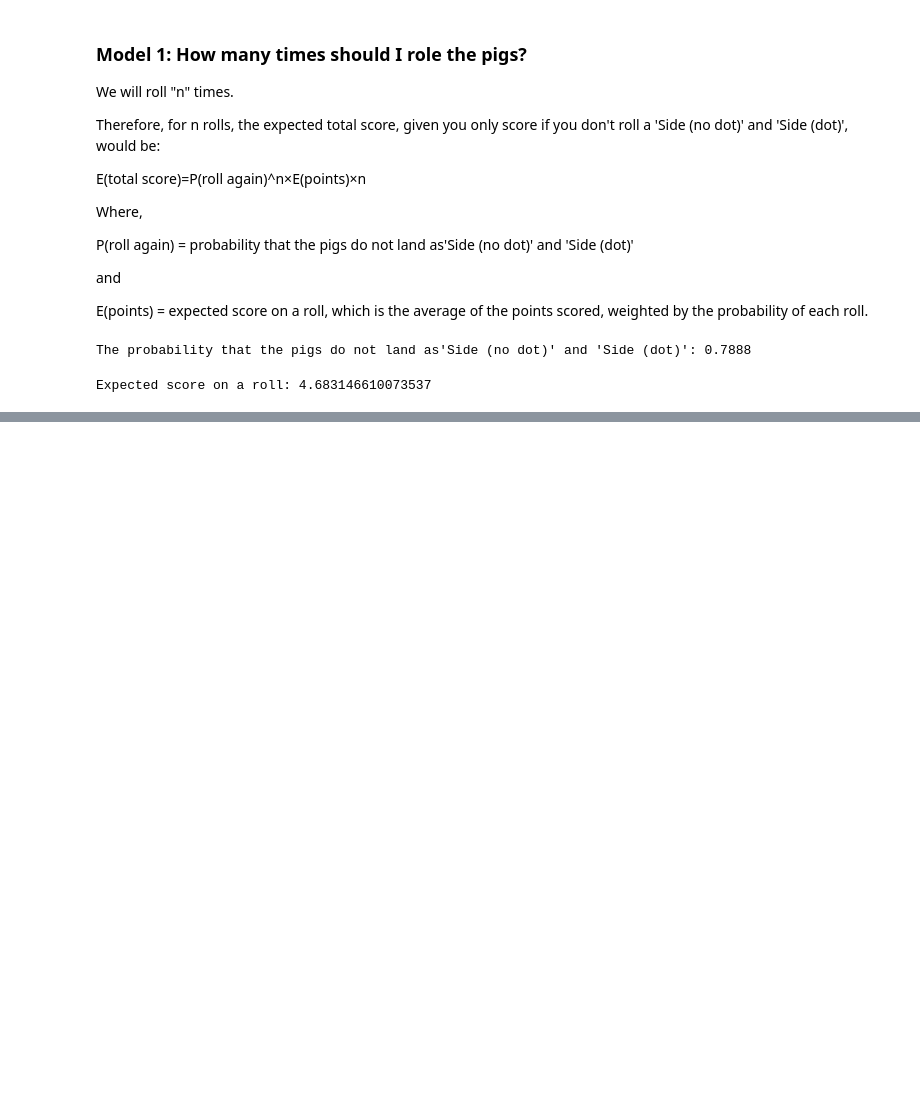
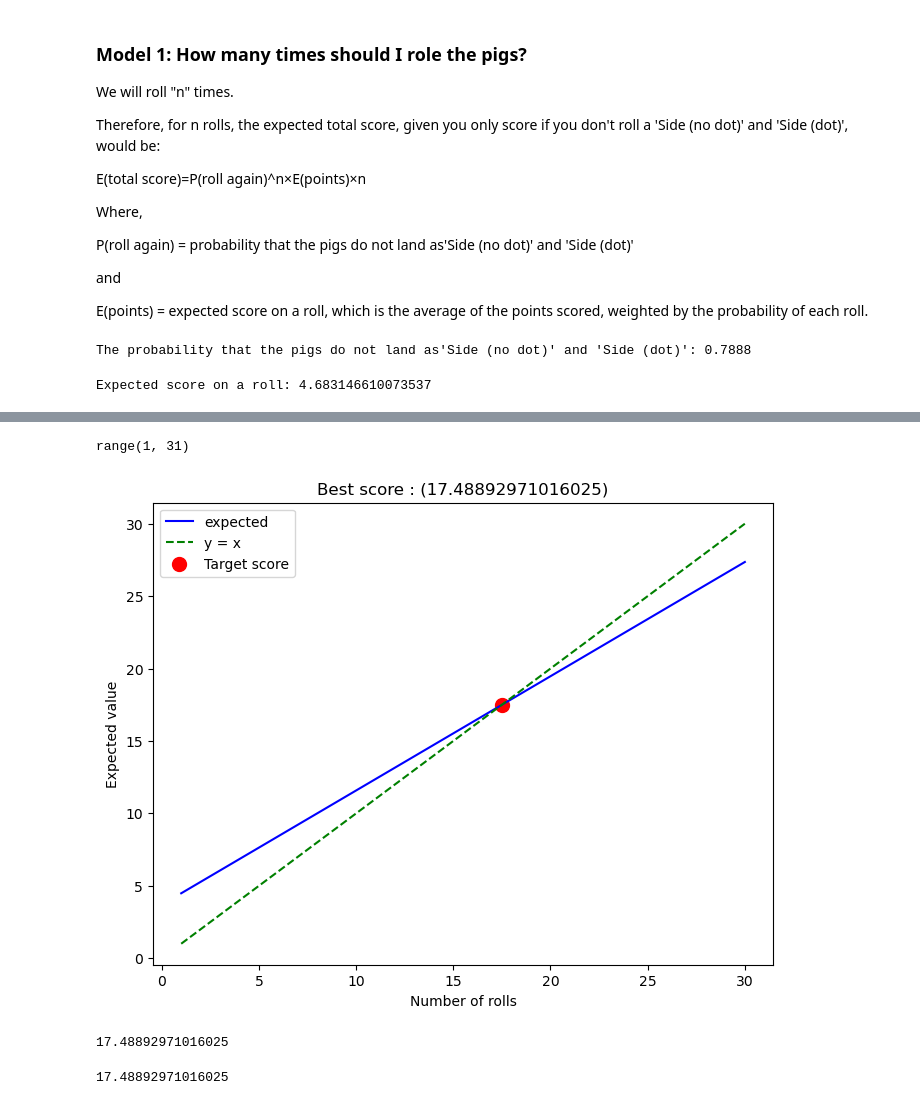
Before and after one commit to raanreye/Pass-the-Pigs-numberphile, a Jupyter notebook: PassThePigs.ipynb, the cells around one changed output, grey strips where cells are left out. Cells and saved outputs as stored; diff of their text form; code cells hidden in the pictures; blank space fills up the shorter version.

```diff
--- a/PassThePigs.ipynb
+++ b/PassThePigs.ipynb
@@ -143,0 +165,42 @@ Text(0, 0.5, 'Expected value')
+# %%
+# Total score on n rolls
+n_val = 30
+
+def at_n_rolls(n):
+    return (go_again_prob)*(expected+n)
+
+values_n = [at_n_rolls(n+1) for n in range(0,n_val)]
+
+
+# Find the max y-value and its corresponding x-value
+max_y = max(values_n)
+max_x = range(0,n_val+1)[values_n.index(max_y)]
+
+# Calculate intersection
+x_intersect = go_again_prob*expected/(1-go_again_prob)
+y_intersect = go_again_prob*expected + go_again_prob*x_intersect
+
+# Create the plot
+plt.figure(figsize=(8, 6))
+plt.plot(range(1,n_val+1),values_n, label='expected', color='blue')
+plt.plot(range(1,n_val+1), range(1,n_val+1), label='y = x', linestyle='--', color='green')
+
+# Highlight the maximum point
+plt.scatter(x_intersect, y_intersect, color='red', s=100, label='Target score')  # 's' is the size of the marker
+plt.title(f'Best score : ({y_intersect})')
+plt.xlabel('Number of rolls')
+plt.ylabel('Expected value')
+plt.legend()
+
+range(1,n_val+1)
+# %% [output]
+range(1, 31)
+[figure, added]
+# %%
+x_intersect
+# %% [output]
+17.48892971016025
+# %%
+y_intersect
+# %% [output]
+17.48892971016025
```
Also changed, not shown: parts of 9 cells of this notebook, 1 other file.
